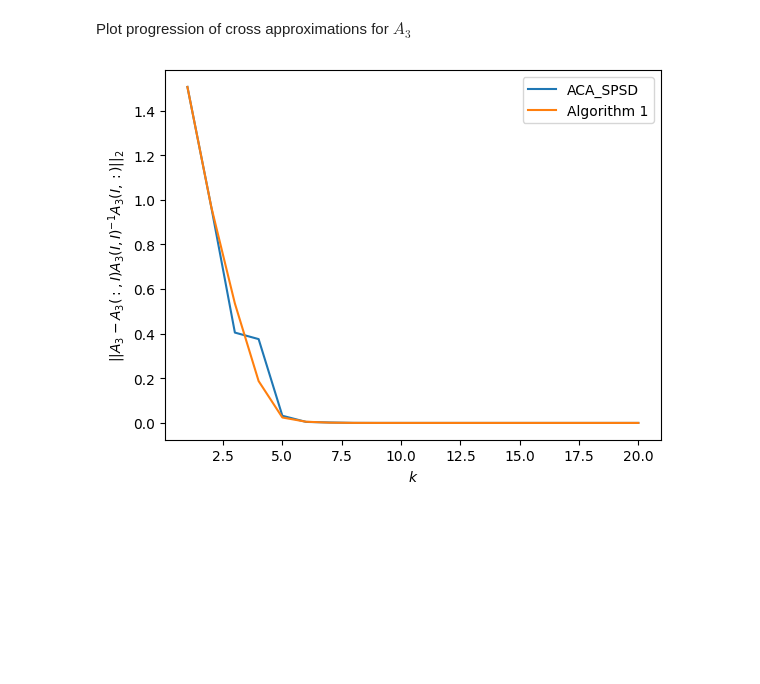
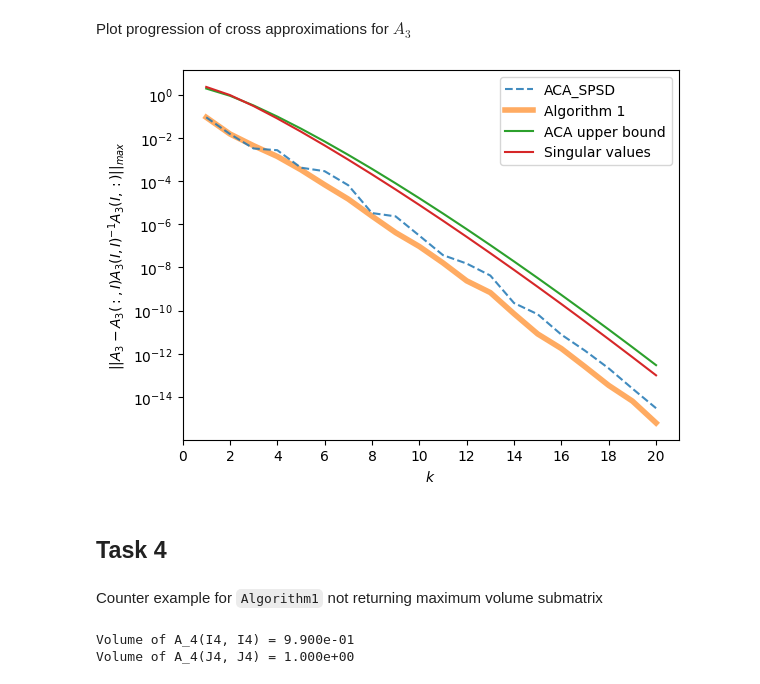
Before and after one commit to FMatti/ACA-SPSD, a Jupyter notebook: run.ipynb, the cells around one changed output. Cells and saved outputs as stored; diff of their text form; code cells hidden in the pictures; blank space fills up the shorter version.

Commit message:
implement remaining tasks

```diff
--- a/run.ipynb
+++ b/run.ipynb
@@ -74,20 +86,26 @@ A2_errors = np.empty(len(k_list))
 
 for idx, k in enumerate(k_list):
     I = ACA_SPSD(A2, k)
-    A2_errors[idx] = ACA_error(A2, I, ord=2)
+    A2_errors[idx] = ACA_error(A2, I, ord='max')
 
-# Same for Algorithm 1
 A2_errors_algorithm1 = np.empty(len(k_list))
 
 for idx, k in enumerate(k_list):
     I1 = Algorithm1(A2, k)
-    A2_errors_algorithm1[idx] = ACA_error(A2, I1, ord=2)
+    A2_errors_algorithm1[idx] = ACA_error(A2, I1, ord='max')
 
-plt.plot(k_list, A2_errors, label = "ACA_SPSD")
-plt.plot(k_list, A2_errors_algorithm1, label = "Algorithm 1")
+A2_upper_bounds, A2_singular_values = ACA_upper_bounds(A2, K)
+
+plt.plot(k_list, A2_errors, label = "ACA_SPSD", alpha=0.85, linestyle ='--')
+plt.plot(k_list, A2_errors_algorithm1, label = "Algorithm 1", alpha=0.65, linewidth = 4, zorder=-1)
+plt.plot(k_list, A2_singular_values, label = "Singular values")
+#plt.plot(k_list, A2_upper_bounds, label = "ACA upper bound")
 
 plt.legend()
+#plt.yscale('log')
+
+plt.xticks(np.arange(1,K+1,step=5))
 plt.xlabel("$k$")
-plt.ylabel("$||A_2 - A_2(:, I) A_2(I, I)^{-1} A_2(I, :)||_2$")
+plt.ylabel("$||A_2 - A_2(:, I) A_2(I, I)^{-1} A_2(I, :)||_{max}$")
 plt.show()
 # %% [output]
@@ -104,23 +122,47 @@ k_list = np.arange(1, K+1, dtype=int)
 # %%
 A3_errors = np.empty(len(k_list))
 
 for idx, k in enumerate(k_list):
     I = ACA_SPSD(A3, k)
-    A3_errors[idx] = ACA_error(A3, I, ord=2)
+    A3_errors[idx] = ACA_error(A3, I, ord='max')
 
-#Same for Algorithm 1
+# Same for Algorithm 1
 A3_errors_algorithm1  = np.empty(len(k_list))
 
 for idx, k in enumerate(k_list):
     I1 = Algorithm1(A3, k)
-    A3_errors_algorithm1[idx] = ACA_error(A3, I1, ord=2)
+    A3_errors_algorithm1[idx] = ACA_error(A3, I1, ord='max')
 
-plt.plot(k_list, A3_errors, label = "ACA_SPSD")
-plt.plot(k_list, A3_errors_algorithm1, label = "Algorithm 1")
+A3_upper_bounds, A3_singular_values = ACA_upper_bounds(A3, K)
+
+plt.plot(k_list, A3_errors, label = "ACA_SPSD", alpha=0.85, linestyle ='--')
+plt.plot(k_list, A3_errors_algorithm1, label = "Algorithm 1", alpha=0.65, linewidth = 4, zorder=-1)
+plt.plot(k_list,A3_upper_bounds, label = "ACA upper bound")
+plt.plot(k_list, A3_singular_values, label = "Singular values")
 
 plt.legend()
+plt.yscale('log')
+
+plt.xticks(np.arange(K+1,step=2))
 plt.xlabel("$k$")
-plt.ylabel("$||A_3 - A_3(:, I) A_3(I, I)^{-1} A_3(I, :)||_2$")
+plt.ylabel("$||A_3 - A_3(:, I) A_3(I, I)^{-1} A_3(I, :)||_{max}$")
 plt.show()
 # %% [output]
-[figure, old version]
+[figure, new version]
+# %% [markdown]
+## Task 4
+# %% [markdown]
+Counter example for `Algorithm1` not returning maximum volume submatrix
+# %%
+A4 = get_A4(epsilon=1e-1)
+I4 = Algorithm1(A4, k=2)
+J4 = np.array([2, 3])
+
+vol_I4 = volume(A4[np.ix_(I4, I4)])
+vol_J4 = volume(A4[np.ix_(J4, J4)])
+
+print("Volume of A_4(I4, I4) = {:.3e}".format(vol_I4))
+print("Volume of A_4(J4, J4) = {:.3e}".format(vol_J4))
+# %% [output]
+Volume of A_4(I4, I4) = 9.900e-01
+Volume of A_4(J4, J4) = 1.000e+00
```
Also changed, not shown: parts of 6 cells of this notebook, 3 other files.
